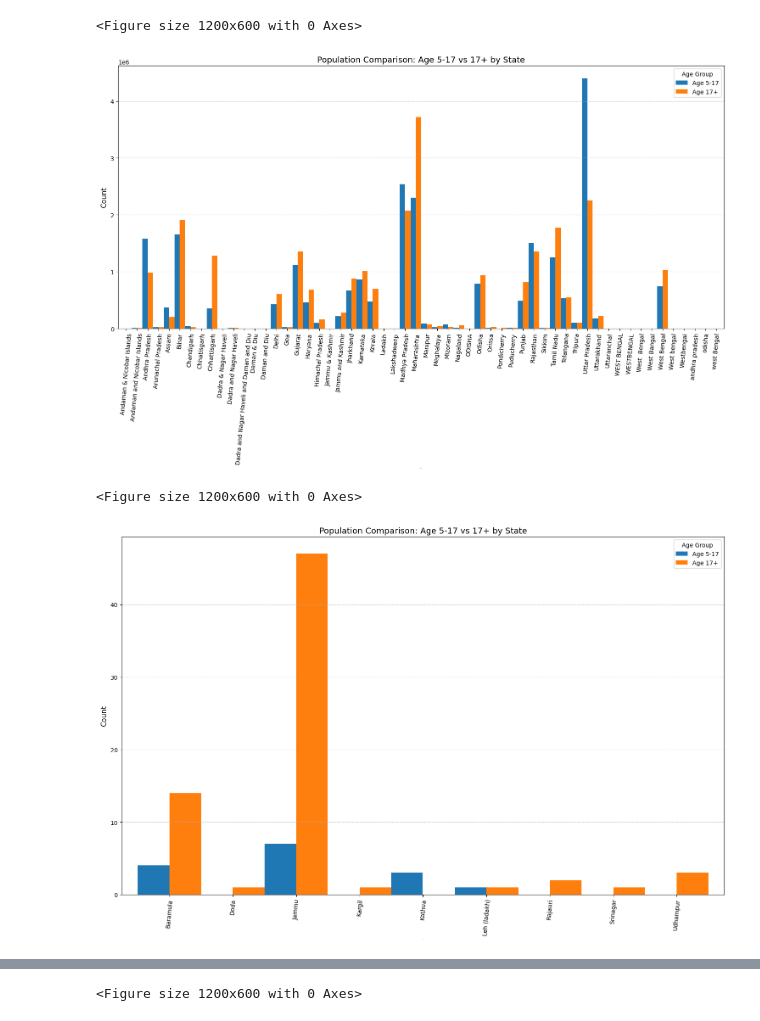
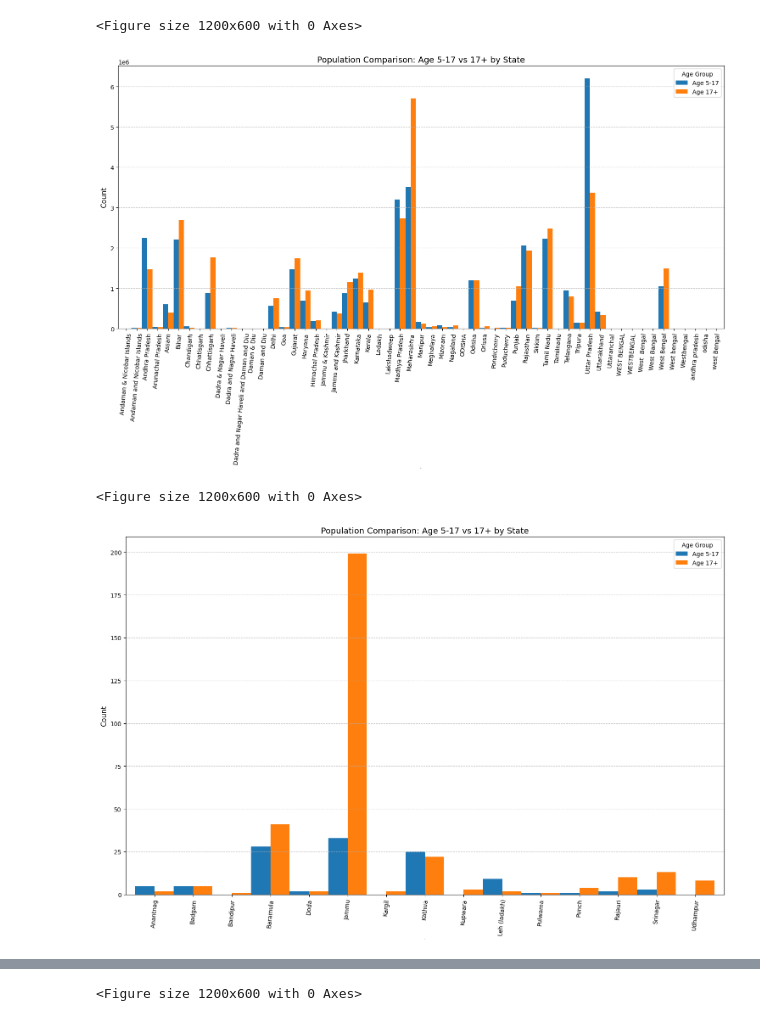
Before and after one commit to Cruciator18/Aadhar-analysis, a Jupyter notebook: biometric.ipynb, the cells around one changed output, grey strips where cells are left out. Saved outputs shown, nothing was run; the diff lists cells and outputs as text; code cells hidden in the pictures.

```diff
--- a/biometric.ipynb
+++ b/biometric.ipynb
@@ -21,19 +21,19 @@ def plotting(dist_group):
 # %%
 
 
 
-bio = pd.read_csv(r"C:\aadhar\api_data_aadhar_biometric\api_data_aadhar_biometric\api_data_aadhar_biometric_0_500000.csv")
+bio = pd.read_csv(r"combined_data.csv")
 
 
 
 bio['date'] = pd.to_datetime(bio['date'], format='%d-%m-%Y')
 
 state_group = bio.groupby('state')[['bio_age_5_17', 'bio_age_17_']].sum()
 
 plotting(state_group)
 # %% [output]
 <Figure size 1200x600 with 0 Axes>
-[figure, old version]
+[figure, new version]
 # %%
 jnk_data = bio[bio['state'] == 'Jammu & Kashmir']
 
@@ -44,7 +44,7 @@ jnk_dist_group = jnk_data.groupby('district')[['bio_age_5_17', 'bio_age_17_']].s
 plotting(jnk_dist_group)
 # %% [output]
 <Figure size 1200x600 with 0 Axes>
-[figure, old version]
+[figure, new version]
 # %%
 ap_data = bio[bio['state'] == 'Andhra Pradesh']
 
```
Also changed, not shown: parts of 29 cells of this notebook, 1 other file.
